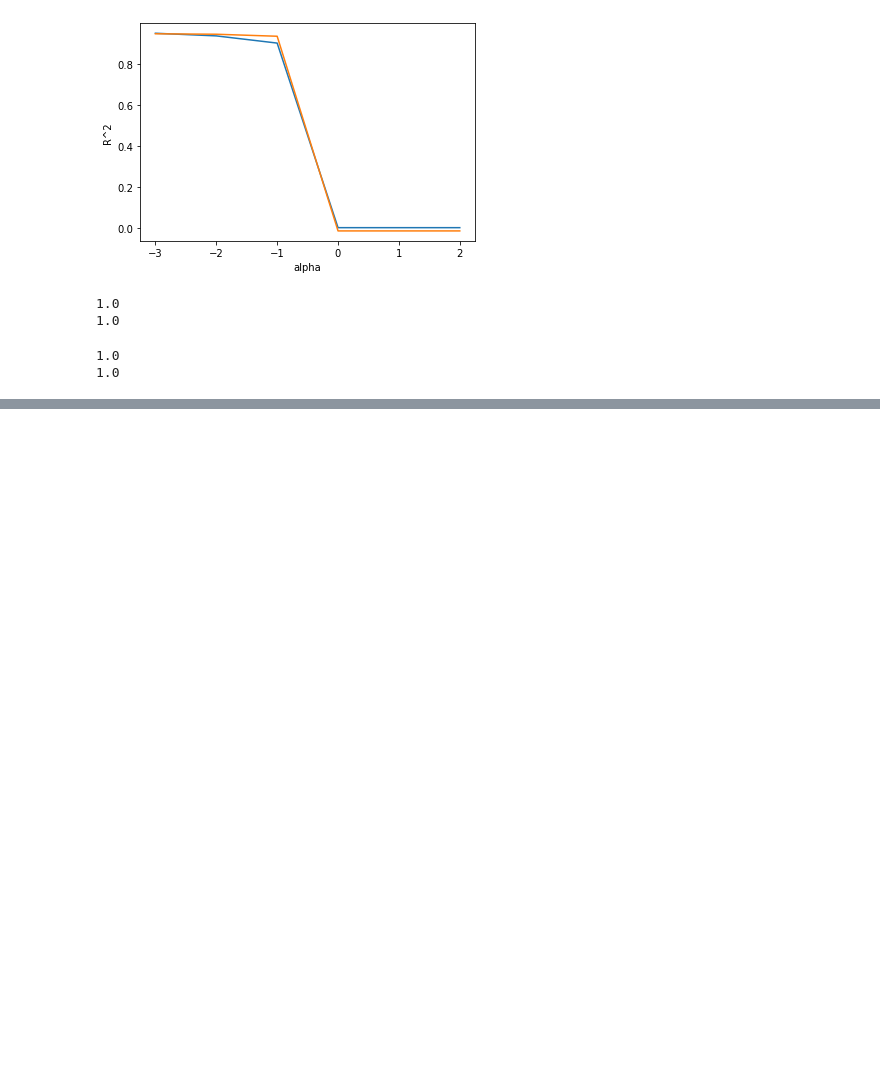
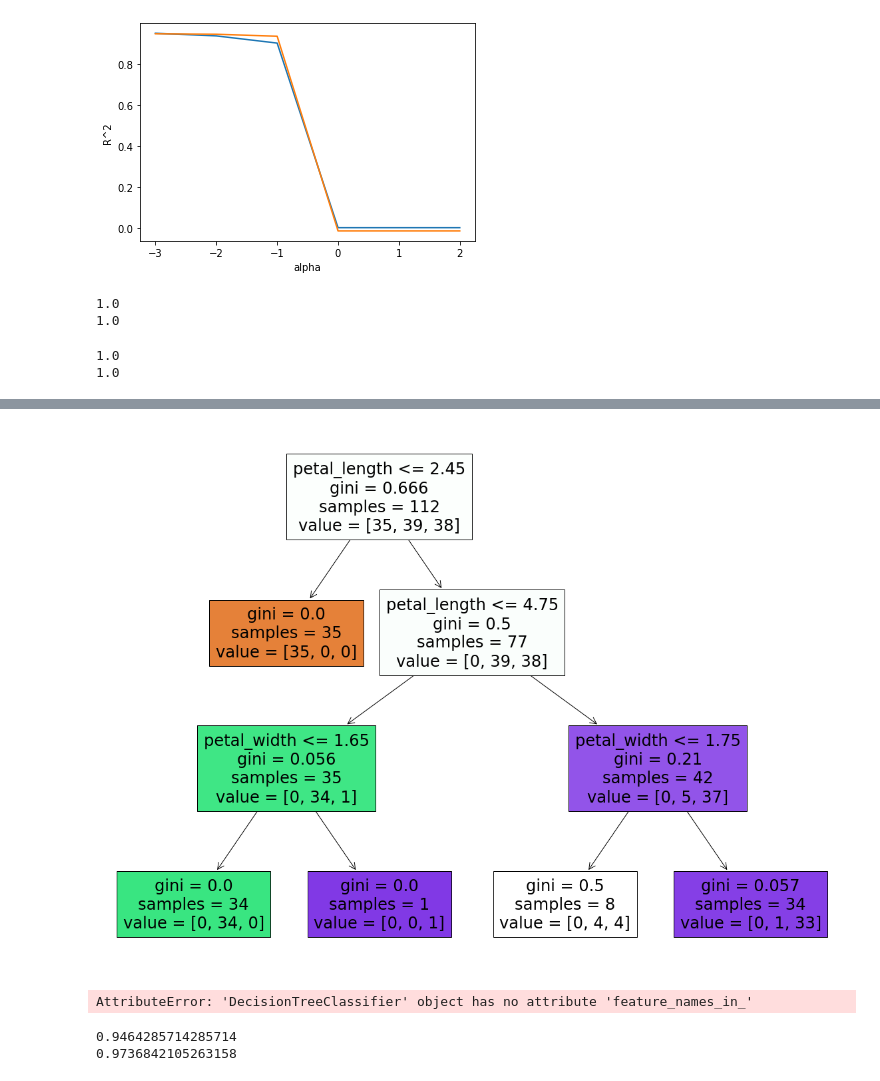
Before and after one commit to py4ine/study_ML, a Jupyter notebook: 20240603_ML_iris.ipynb, the cells around one changed output, grey strips where cells are left out. Drawn from its saved outputs; the diff is of its cells as text; code cells hidden in the pictures; blank space fills up the shorter version.

```diff
--- a/20240603_ML_iris.ipynb
+++ b/20240603_ML_iris.ipynb
@@ -680,0 +707,24 @@ print(dtc.score(test_scaled, y_target))
+# %%
+# 트리 구조 시각화
+
+plt.figure(figsize=(20,15))
+plot_tree(dtc, filled=True, feature_names=['sepal_length', 'sepal_width', 'petal_length', 'petal_width'])
+plt.show()
+# %% [output]
+[figure, added]
+# %%
+# 특성 중요도 확인 (sepal_length, sepal_width, petal_length, petal_width)
+# print(dtc.feature_names_in_)
+print(dtc.feature_importances_)
+# %% [output]
+AttributeError: 'DecisionTreeClassifier' object has no attribute 'feature_names_in_'
+# %%
+# 최소 불순도로 가지치기
+dtc = DecisionTreeClassifier(min_impurity_decrease=0.05, random_state=42)
+dtc.fit(X_train, X_target)
+
+print(dtc.score(X_train, X_target))
+print(dtc.score(y_train, y_target))
+# %% [output]
+0.9464285714285714
+0.9736842105263158
```
Also changed, not shown: parts of 5 cells of this notebook.
